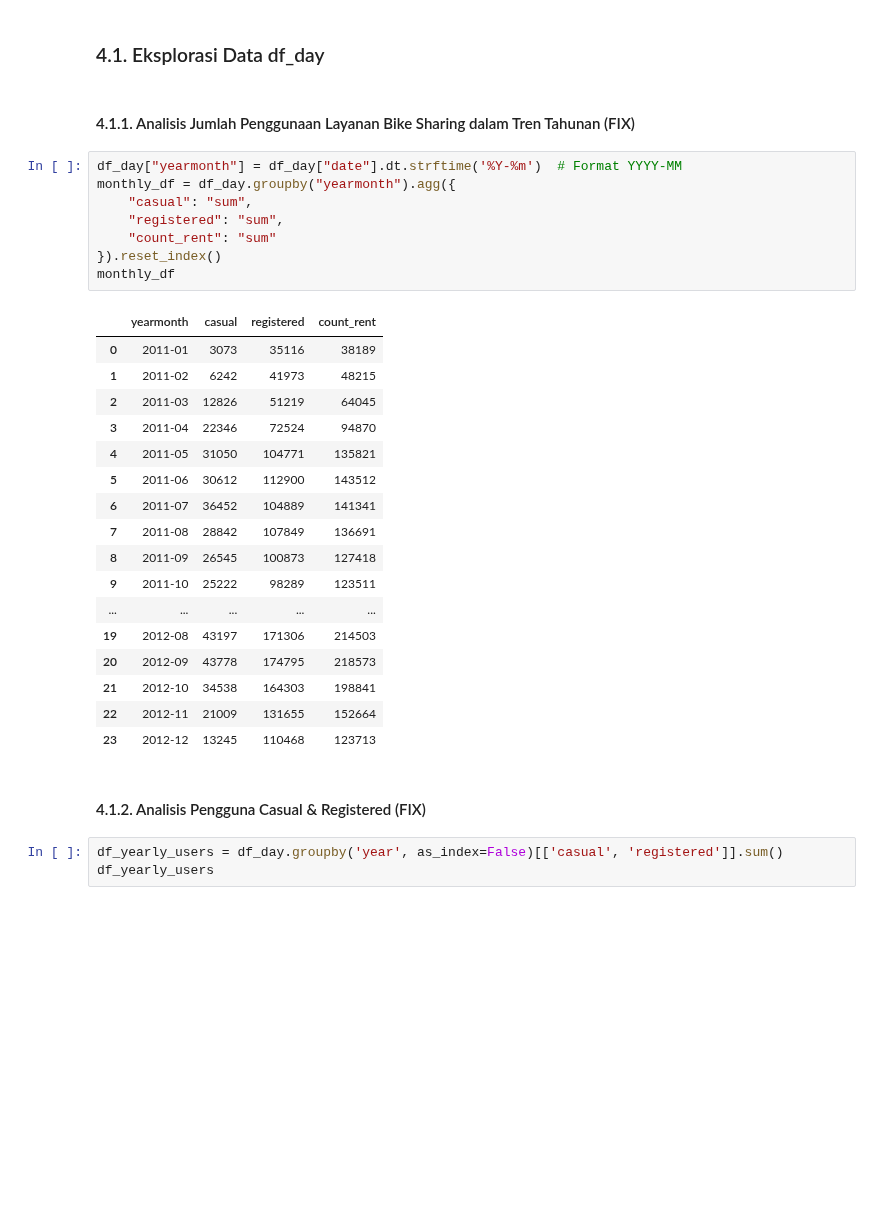
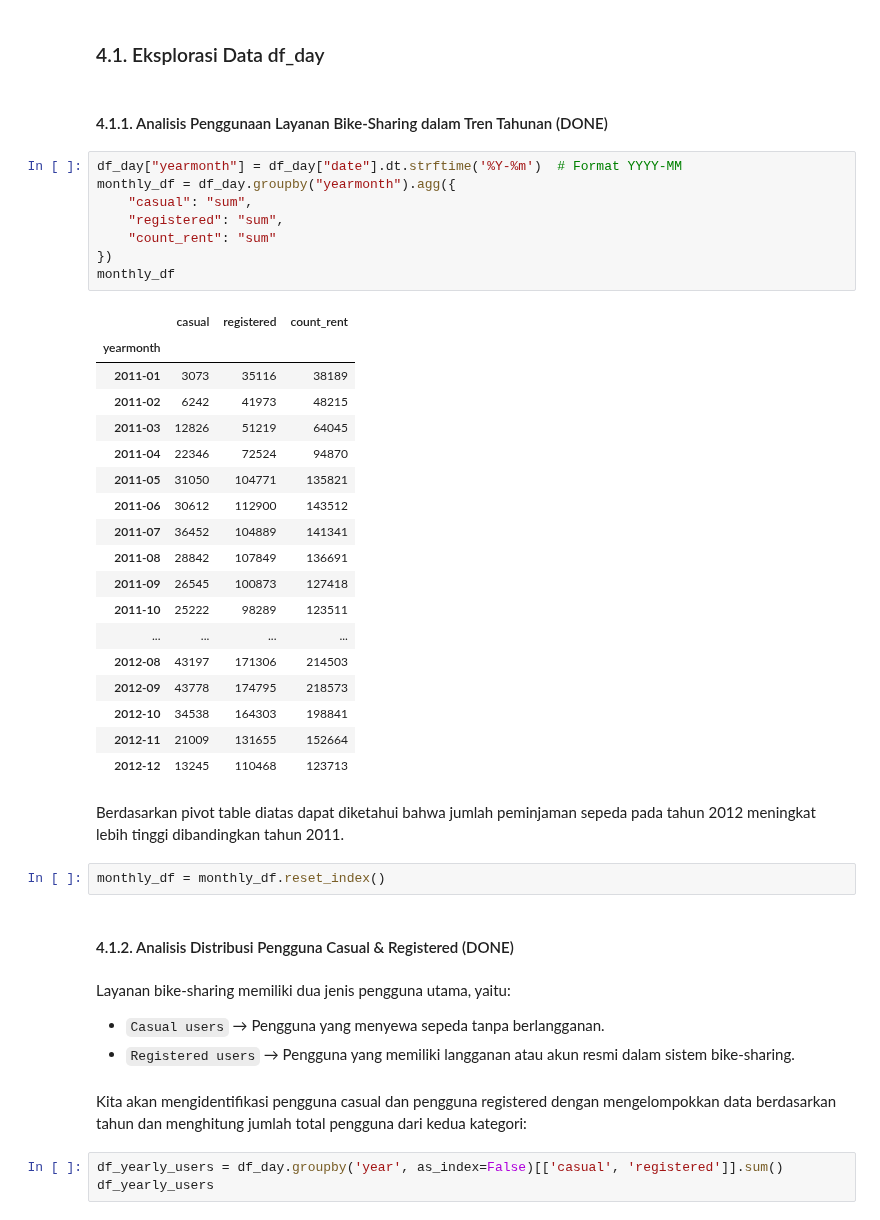
Before and after one commit to alouvre/BADDP_DicodingSubmission_ProyekAnalisisData, a Jupyter notebook: notebook.ipynb, the cells around one changed output. Cells and saved outputs as stored; diff of their text form; blank space fills up the shorter version.

```diff
--- a/notebook.ipynb
+++ b/notebook.ipynb
@@ -466,35 +466,46 @@ df_hour.to_csv(r'dashboard/hour_cleaned.csv', index=False)
 # %% [markdown]
 ### 4.1. Eksplorasi Data df_day
 # %% [markdown]
-#### 4.1.1. Analisis Jumlah Penggunaan Layanan Bike Sharing dalam Tren Tahunan (FIX)
+#### 4.1.1. Analisis Penggunaan Layanan Bike-Sharing dalam Tren Tahunan (DONE)
 # %%
 df_day["yearmonth"] = df_day["date"].dt.strftime('%Y-%m')  # Format YYYY-MM
 monthly_df = df_day.groupby("yearmonth").agg({
     "casual": "sum",
     "registered": "sum",
     "count_rent": "sum"
-}).reset_index()
+})
 monthly_df
 # %% [output]
-|  | yearmonth | casual | registered | count_rent |
-| 0 | 2011-01 | 3073 | 35116 | 38189 |
-| 1 | 2011-02 | 6242 | 41973 | 48215 |
-| 2 | 2011-03 | 12826 | 51219 | 64045 |
-| 3 | 2011-04 | 22346 | 72524 | 94870 |
-| 4 | 2011-05 | 31050 | 104771 | 135821 |
-| 5 | 2011-06 | 30612 | 112900 | 143512 |
-| 6 | 2011-07 | 36452 | 104889 | 141341 |
-| 7 | 2011-08 | 28842 | 107849 | 136691 |
-| 8 | 2011-09 | 26545 | 100873 | 127418 |
-| 9 | 2011-10 | 25222 | 98289 | 123511 |
-| ... | ... | ... | ... | ... |
-| 19 | 2012-08 | 43197 | 171306 | 214503 |
-| 20 | 2012-09 | 43778 | 174795 | 218573 |
-| 21 | 2012-10 | 34538 | 164303 | 198841 |
-| 22 | 2012-11 | 21009 | 131655 | 152664 |
-| 23 | 2012-12 | 13245 | 110468 | 123713 |
+|  | casual | registered | count_rent |
+| yearmonth |  |  |  |
+| 2011-01 | 3073 | 35116 | 38189 |
+| 2011-02 | 6242 | 41973 | 48215 |
+| 2011-03 | 12826 | 51219 | 64045 |
+| 2011-04 | 22346 | 72524 | 94870 |
+| 2011-05 | 31050 | 104771 | 135821 |
+| 2011-06 | 30612 | 112900 | 143512 |
+| 2011-07 | 36452 | 104889 | 141341 |
+| 2011-08 | 28842 | 107849 | 136691 |
+| 2011-09 | 26545 | 100873 | 127418 |
+| 2011-10 | 25222 | 98289 | 123511 |
+| ... | ... | ... | ... |
+| 2012-08 | 43197 | 171306 | 214503 |
+| 2012-09 | 43778 | 174795 | 218573 |
+| 2012-10 | 34538 | 164303 | 198841 |
+| 2012-11 | 21009 | 131655 | 152664 |
+| 2012-12 | 13245 | 110468 | 123713 |
+# %% [markdown]
+Berdasarkan pivot table diatas dapat diketahui bahwa jumlah peminjaman sepeda pada tahun 2012 meningkat lebih tinggi dibandingkan tahun 2011.
+# %%
+monthly_df = monthly_df.reset_index()
 # %% [markdown]
-#### 4.1.2. Analisis Pengguna Casual & Registered (FIX)
+#### 4.1.2. Analisis Distribusi Pengguna Casual & Registered (DONE)
+# %% [markdown]
+Layanan bike-sharing memiliki dua jenis pengguna utama, yaitu:
+- `Casual users` → Pengguna yang menyewa sepeda tanpa berlangganan.
+- `Registered users` → Pengguna yang memiliki langganan atau akun resmi dalam sistem bike-sharing.
+# %% [markdown]
+Kita akan mengidentifikasi pengguna casual dan pengguna registered dengan mengelompokkan data berdasarkan tahun dan menghitung jumlah total pengguna dari kedua kategori:
 # %%
 df_yearly_users = df_day.groupby('year', as_index=False)[['casual', 'registered']].sum()
 df_yearly_users
```
Also changed, not shown: parts of 9 cells of this notebook, 2 other files.
